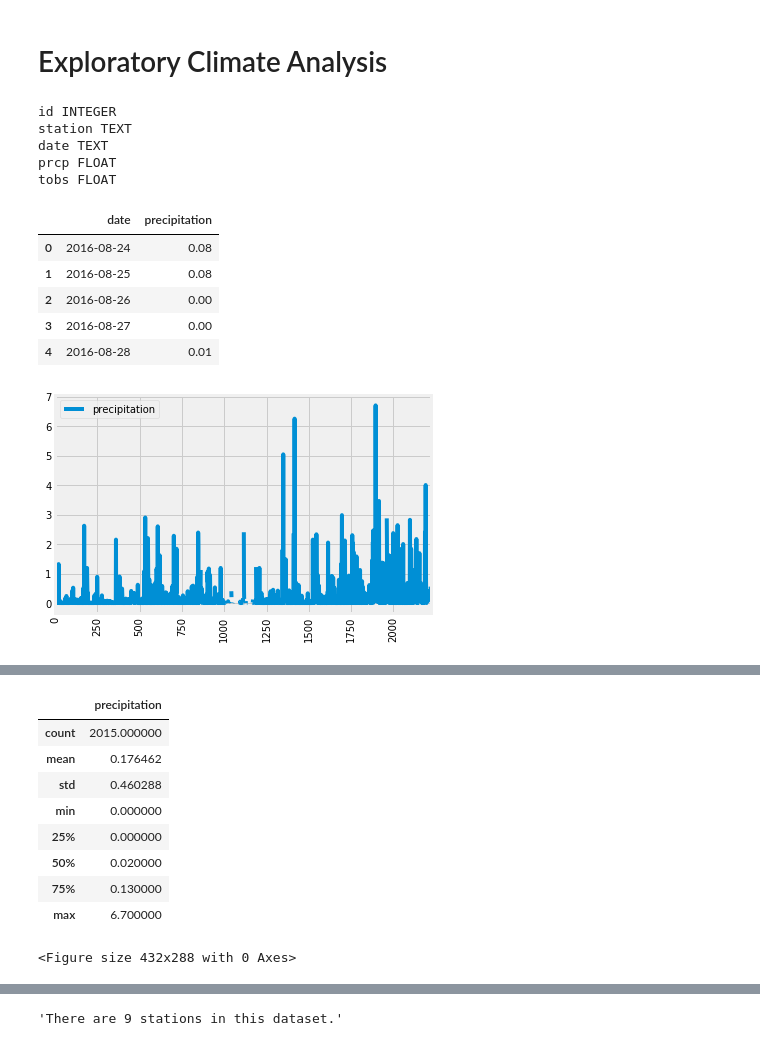
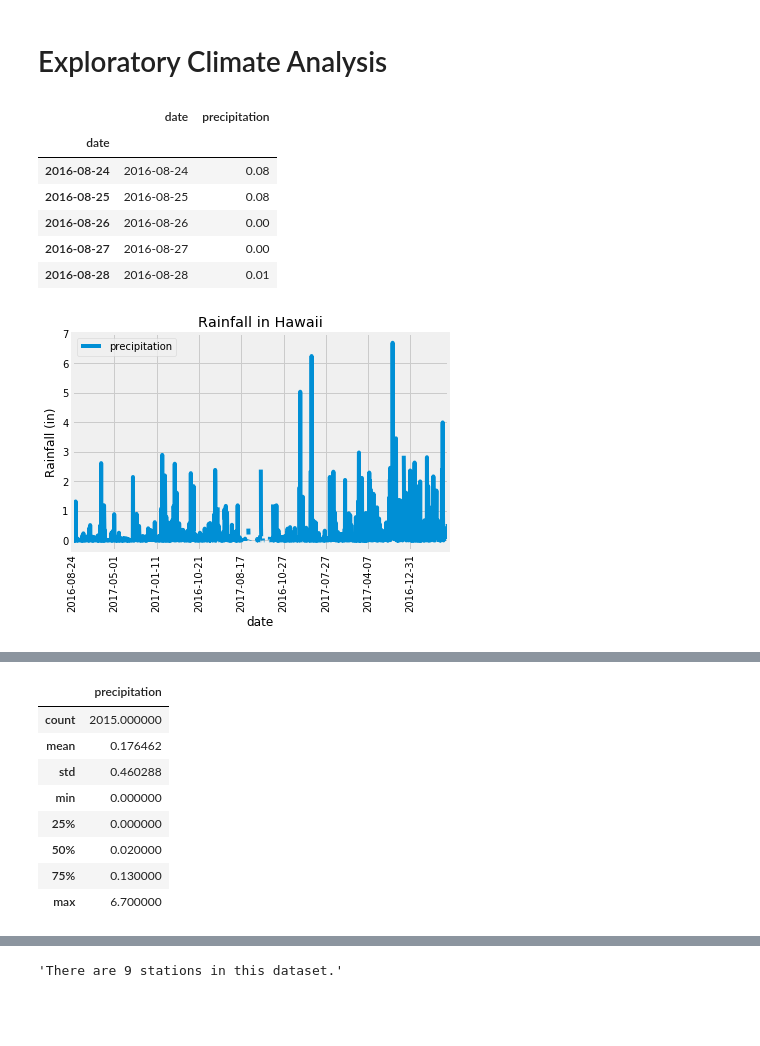
Before and after one commit to aiona/sqlalchemy-challenge, a Jupyter notebook: climate_starter.ipynb, the cells around one changed output, grey strips where cells are left out. Cells and saved outputs as stored; diff of their text form; code cells hidden in the pictures; blank space fills up the shorter version.

```diff
--- a/climate_starter.ipynb
+++ b/climate_starter.ipynb
@@ -42,67 +42,48 @@ session = Session(engine)
 # %%
 # Design a query to retrieve the last 12 months of precipitation data and plot the results
 latest_date = session.query(Measurement).order_by(Measurement.date.desc()).limit(1)
 
 # Calculate the date 1 year ago from the last data point in the database
 
 for date in latest_date:
     latest_date = date.date
 
 latest_date = dt.datetime.strptime(latest_date, "%Y-%m-%d")
 
 one_year_before = latest_date - timedelta(days=365)
 
-# Perform a query to retrieve the data and precipitation scores
-inspector = inspect(engine)
-inspector.get_table_names()
-
-columns = inspector.get_columns('measurement')
-for column in columns:
-    print(column["name"], column["type"])
-
-#prcp_scores = session.query(Measurement.date, Measurement.prcp)
-#filter(Measurement.date >= one_year_before, Measurement.prcp)
-
 prcp_scores = session.query(Measurement.date, Measurement.prcp).filter(Measurement.date >= one_year_before).all()
 
 
 # Save the query results as a Pandas DataFrame and set the index to the date column
 prcp_df = pd.DataFrame(prcp_scores, columns=['date','precipitation'])
-prcp_df.set_index(prcp_df['date'])
+prcp_df.set_index(prcp_df['date'], inplace=True)
 
 # Sort the dataframe by date
 prcp_df.sort_index()
 prcp_df.head()
 
 prcp_df.plot(rot=90)
 
 # Use Pandas Plotting with Matplotlib to plot the data
-# plt.plot(prcp_df['date'],prcp_df['precipitation'])
-# plt.title("Rainfall in Hawaii")
-# plt.xlabel("Date")
-# plt.ylabel("Rainfall (in)")
-# plt.legend(bbox_to_anchor=(1,1))
-# plt.show()
+plt.title("Rainfall in Hawaii")
+plt.ylabel("Rainfall (in)")
 plt.savefig("precipitation.png")
 prcp_df.head()
 # %% [output]
-id INTEGER
-station TEXT
-date TEXT
-prcp FLOAT
-tobs FLOAT
 |  | date | precipitation |
-| 0 | 2016-08-24 | 0.08 |
-| 1 | 2016-08-25 | 0.08 |
-| 2 | 2016-08-26 | 0.00 |
-| 3 | 2016-08-27 | 0.00 |
-| 4 | 2016-08-28 | 0.01 |
+| date |  |  |
+| 2016-08-24 | 2016-08-24 | 0.08 |
+| 2016-08-25 | 2016-08-25 | 0.08 |
+| 2016-08-26 | 2016-08-26 | 0.00 |
+| 2016-08-27 | 2016-08-27 | 0.00 |
+| 2016-08-28 | 2016-08-28 | 0.01 |
-[figure, old version]
+[figure, new version]
 # %% [markdown]
 ![precipitation](Images/precipitation.png)
 # %%
 # Use Pandas to calculate the summary statistics for the precipitation data
-plt.savefig("describe.png")
+prcp_df.describe()
 #How to save as image?
 # %% [output]
 |  | precipitation |
@@ -114,7 +95,6 @@ plt.savefig("describe.png")
 | 50% | 0.020000 |
 | 75% | 0.130000 |
 | max | 6.700000 |
-<Figure size 432x288 with 0 Axes>
 # %% [markdown]
 ![describe](Images/describe.png)
 # %%
```
Also changed, not shown: parts of 2 cells of this notebook, 4 other files.
